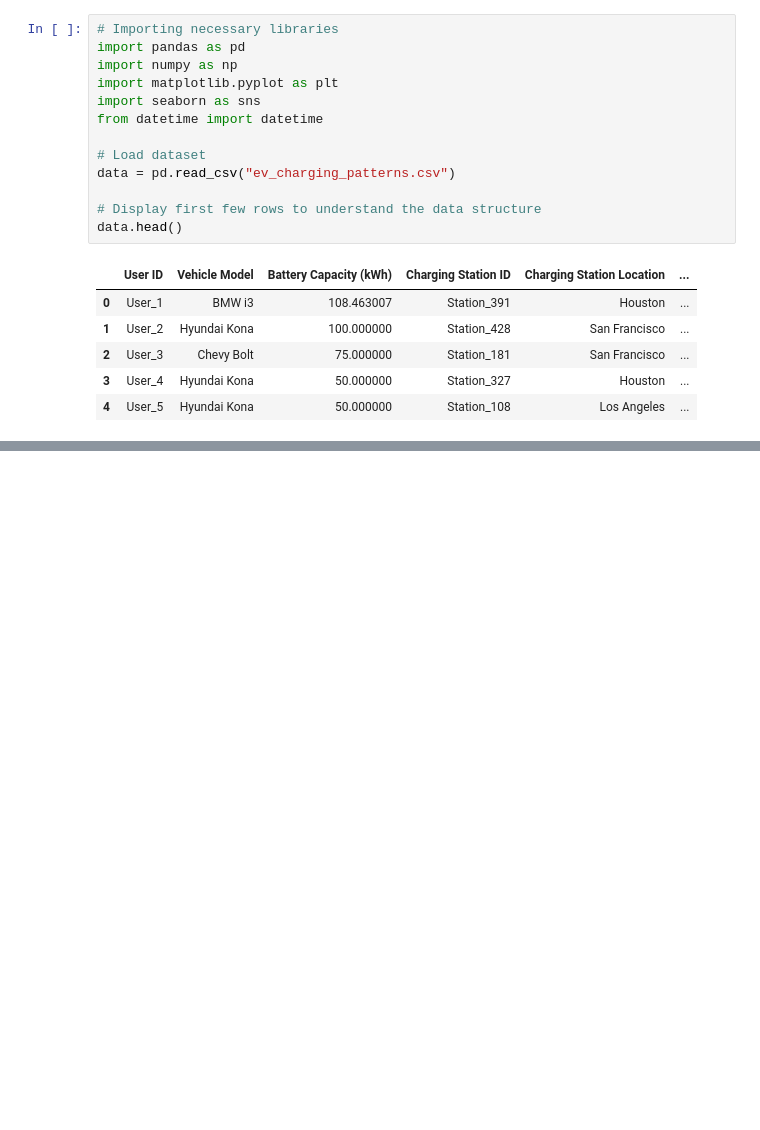
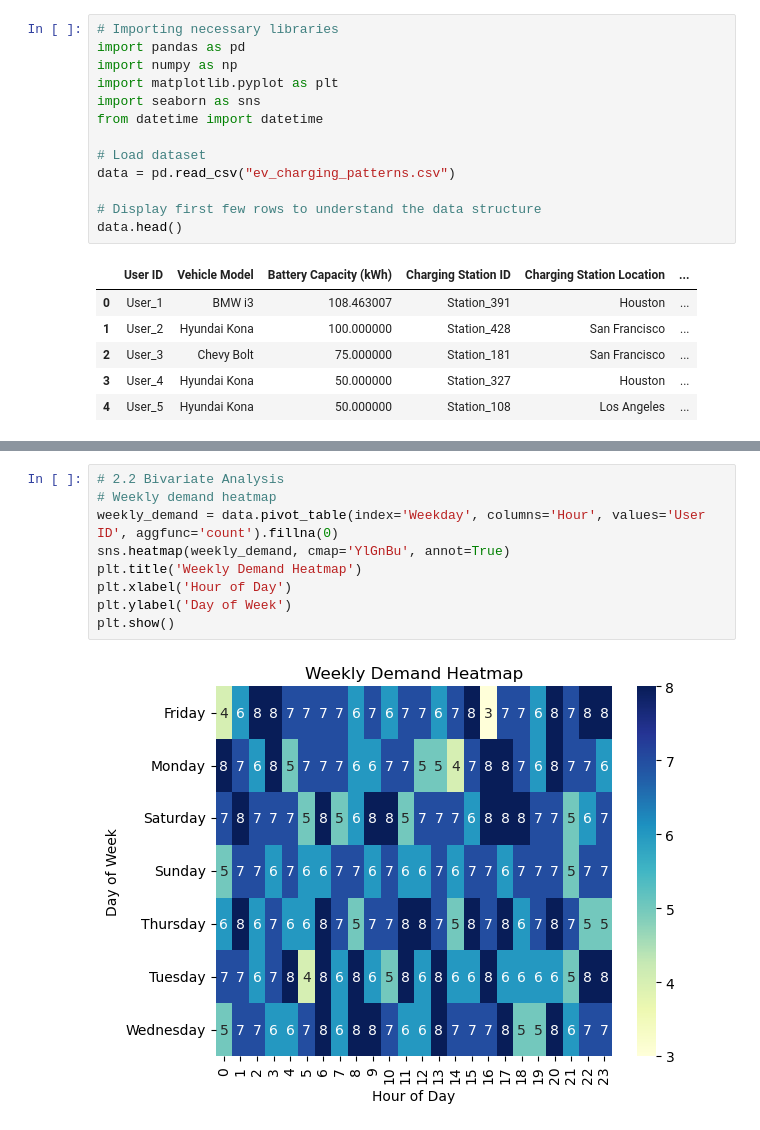
Before and after one commit to hansheng-zhang/EV-analysis, a Jupyter notebook: time.ipynb, the cells around one changed output, grey strips where cells are left out. Drawn from its saved outputs; the diff is of its cells as text; blank space fills up the shorter version.

```diff
--- a/time.ipynb
+++ b/time.ipynb
@@ -173,0 +148,11 @@ print(peak_vs_non_peak)
+# %%
+# 2.2 Bivariate Analysis
+# Weekly demand heatmap
+weekly_demand = data.pivot_table(index='Weekday', columns='Hour', values='User ID', aggfunc='count').fillna(0)
+sns.heatmap(weekly_demand, cmap='YlGnBu', annot=True)
+plt.title('Weekly Demand Heatmap')
+plt.xlabel('Hour of Day')
+plt.ylabel('Day of Week')
+plt.show()
+# %% [output]
+[figure, added]
```
Also changed, not shown: parts of 14 cells of this notebook.
